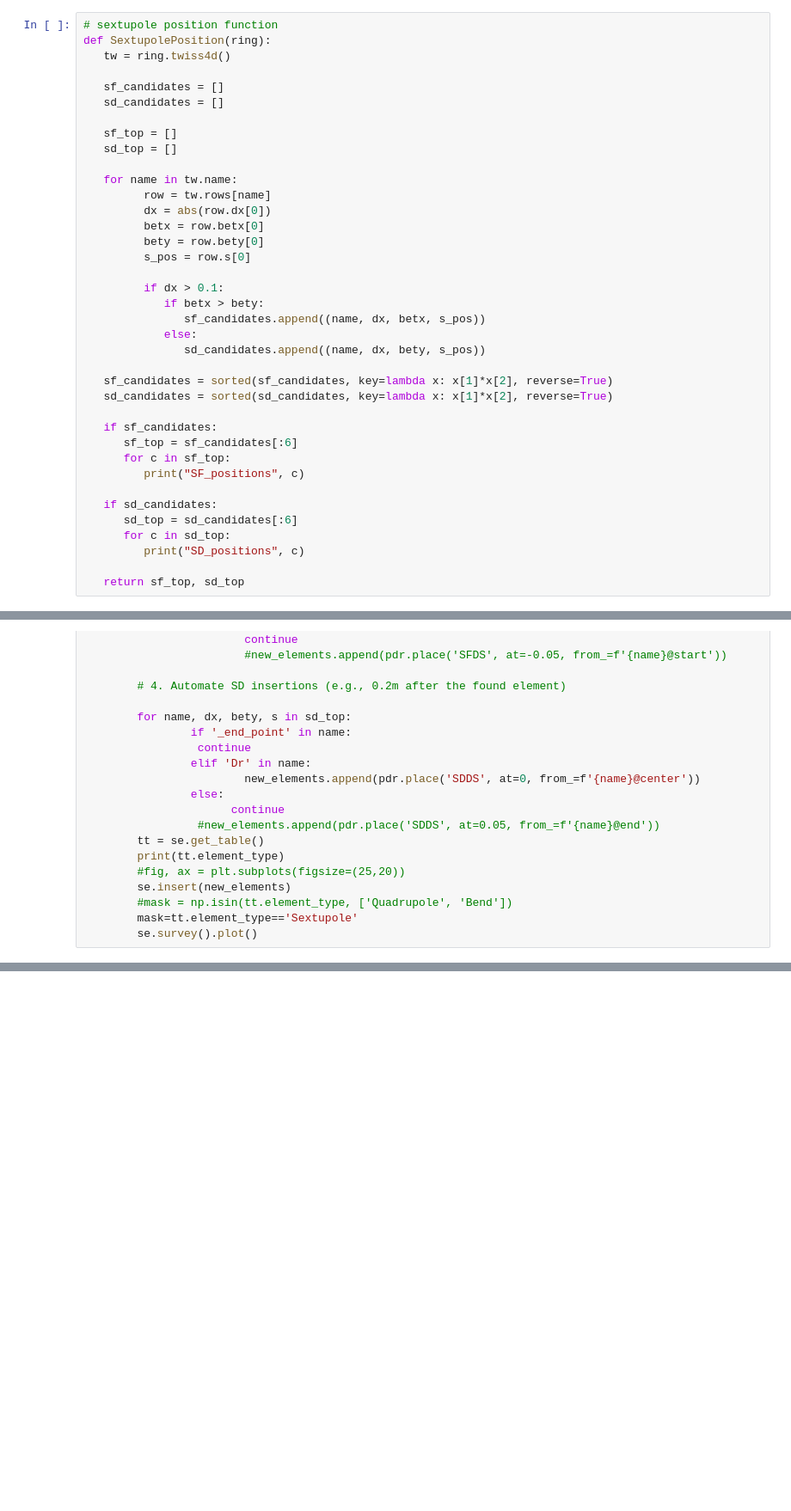
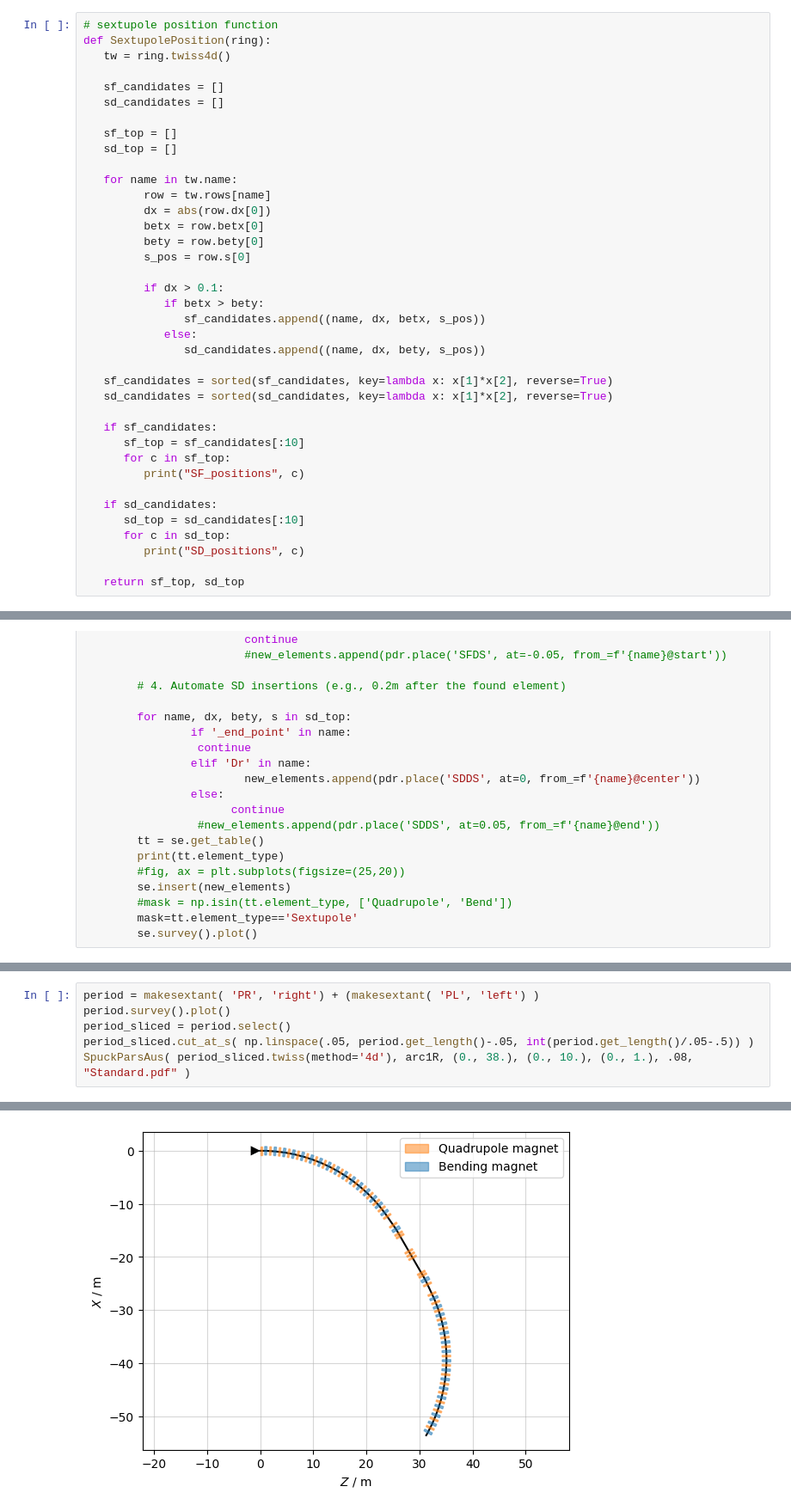
Before and after one commit to Maddie-jpg/polarizer-ring-studies, a Jupyter notebook: sextupole positioning workflow.ipynb, the cells around one changed output, grey strips where cells are left out. Shown at 86% size. Saved outputs shown, nothing was run; the diff lists cells and outputs as text; blank space fills up the shorter version.

```diff
--- a/sextupole positioning workflow.ipynb
+++ b/sextupole positioning workflow.ipynb
@@ -153,12 +153,12 @@ def SextupolePosition(ring):
    sd_candidates = sorted(sd_candidates, key=lambda x: x[1]*x[2], reverse=True)
 
    if sf_candidates:
-      sf_top = sf_candidates[:6]
+      sf_top = sf_candidates[:10]
       for c in sf_top:
          print("SF_positions", c)
 
    if sd_candidates:
-      sd_top = sd_candidates[:6]
+      sd_top = sd_candidates[:10]
       for c in sd_top:
          print("SD_positions", c)
 
@@ -413,0 +421,7 @@ if abs(tw_ds.dx[-1]) > 0.01:
+# %%
+period = makesextant( 'PR', 'right') + (makesextant( 'PL', 'left') )
+period.survey().plot()
+period_sliced = period.select()
+period_sliced.cut_at_s( np.linspace(.05, period.get_length()-.05, int(period.get_length()/.05-.5)) )
+SpuckParsAus( period_sliced.twiss(method='4d'), arc1R, (0., 38.), (0., 10.), (0., 1.), .08, "Standard.pdf" )
+# %% [output]
@@ -413,0 +463 @@ if abs(tw_ds.dx[-1]) > 0.01:
+[figure, added]
```
Also changed, not shown: parts of 9 cells of this notebook.
